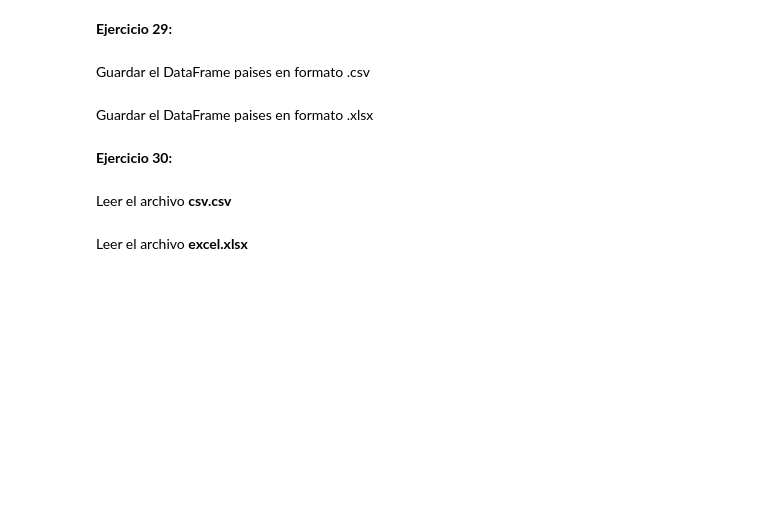
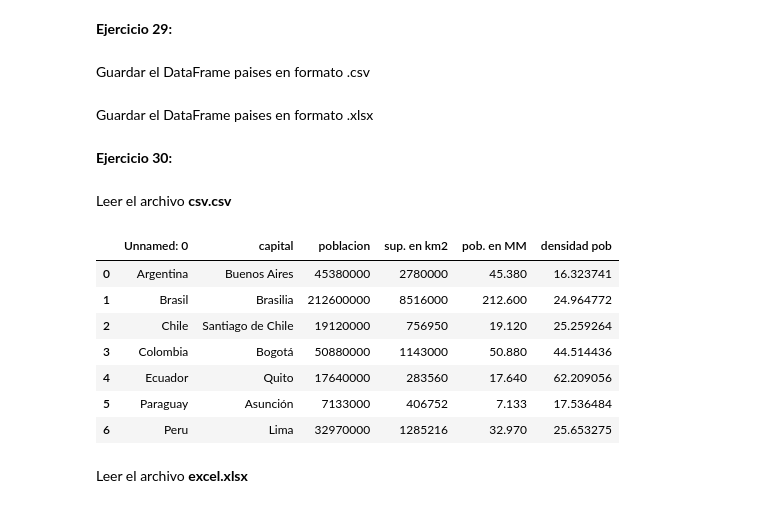
Before and after one commit to vitolemus/learningPandas, a Jupyter notebook: Pandas.ipynb, the cells around one changed output. Drawn from its saved outputs; the diff is of its cells as text; code cells hidden in the pictures; blank space fills up the shorter version.

```diff
--- a/Pandas.ipynb
+++ b/Pandas.ipynb
@@ -371,5 +676,18 @@ Guardar el DataFrame paises en formato .xlsx
 __Ejercicio 30:__
 # %% [markdown]
 Leer el archivo __csv.csv__
+# %%
+paises_csv= pd.read_csv("./csv")
+# %%
+paises_csv
+# %% [output]
+|  | Unnamed: 0 | capital | poblacion | sup. en km2 | pob. en MM | densidad pob |
+| 0 | Argentina | Buenos Aires | 45380000 | 2780000 | 45.380 | 16.323741 |
+| 1 | Brasil | Brasilia | 212600000 | 8516000 | 212.600 | 24.964772 |
+| 2 | Chile | Santiago de Chile | 19120000 | 756950 | 19.120 | 25.259264 |
+| 3 | Colombia | Bogotá | 50880000 | 1143000 | 50.880 | 44.514436 |
+| 4 | Ecuador | Quito | 17640000 | 283560 | 17.640 | 62.209056 |
+| 5 | Paraguay | Asunción | 7133000 | 406752 | 7.133 | 17.536484 |
+| 6 | Peru | Lima | 32970000 | 1285216 | 32.970 | 25.653275 |
 # %% [markdown]
 Leer el archivo __excel.xlsx__
```
Also changed, not shown: parts of 43 cells of this notebook.
